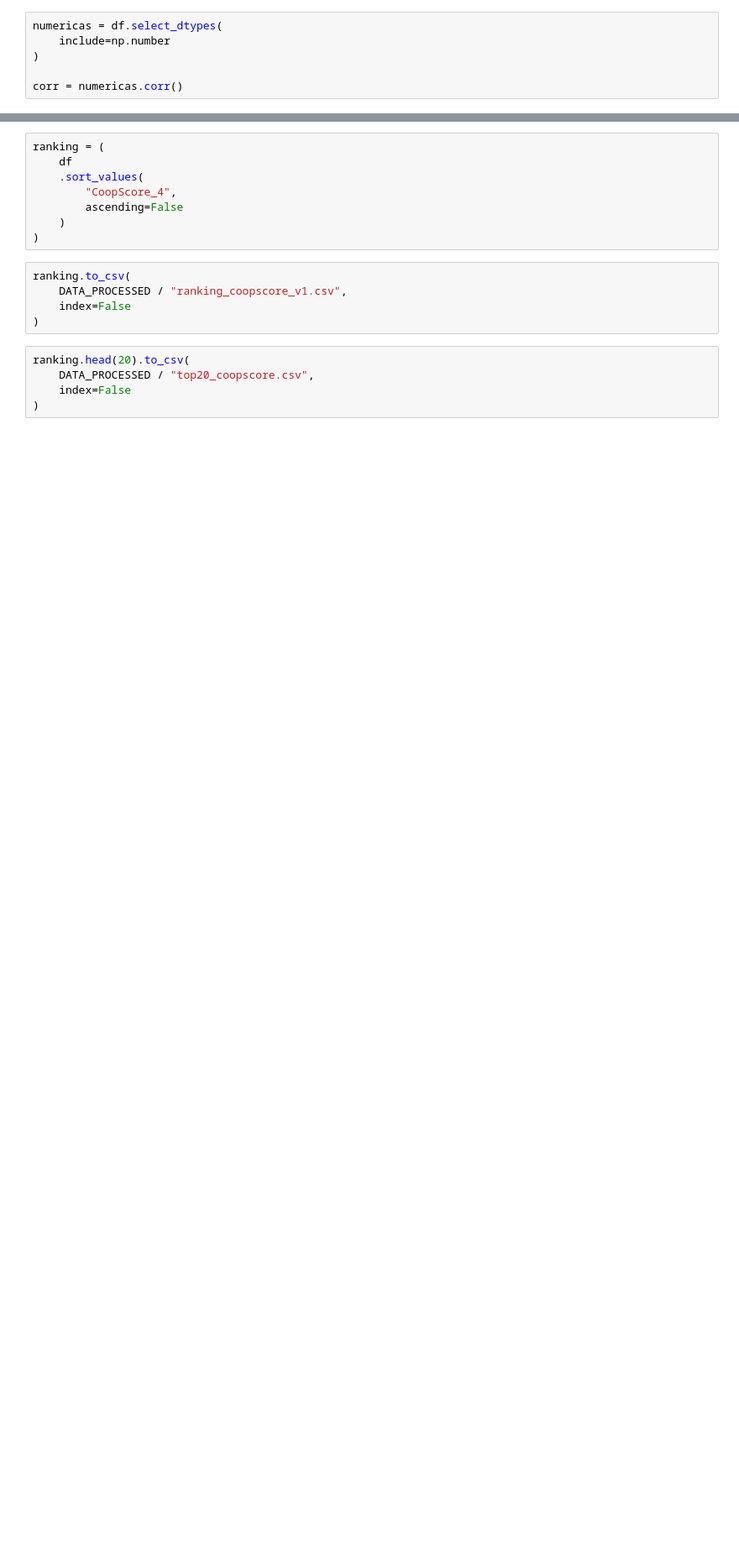
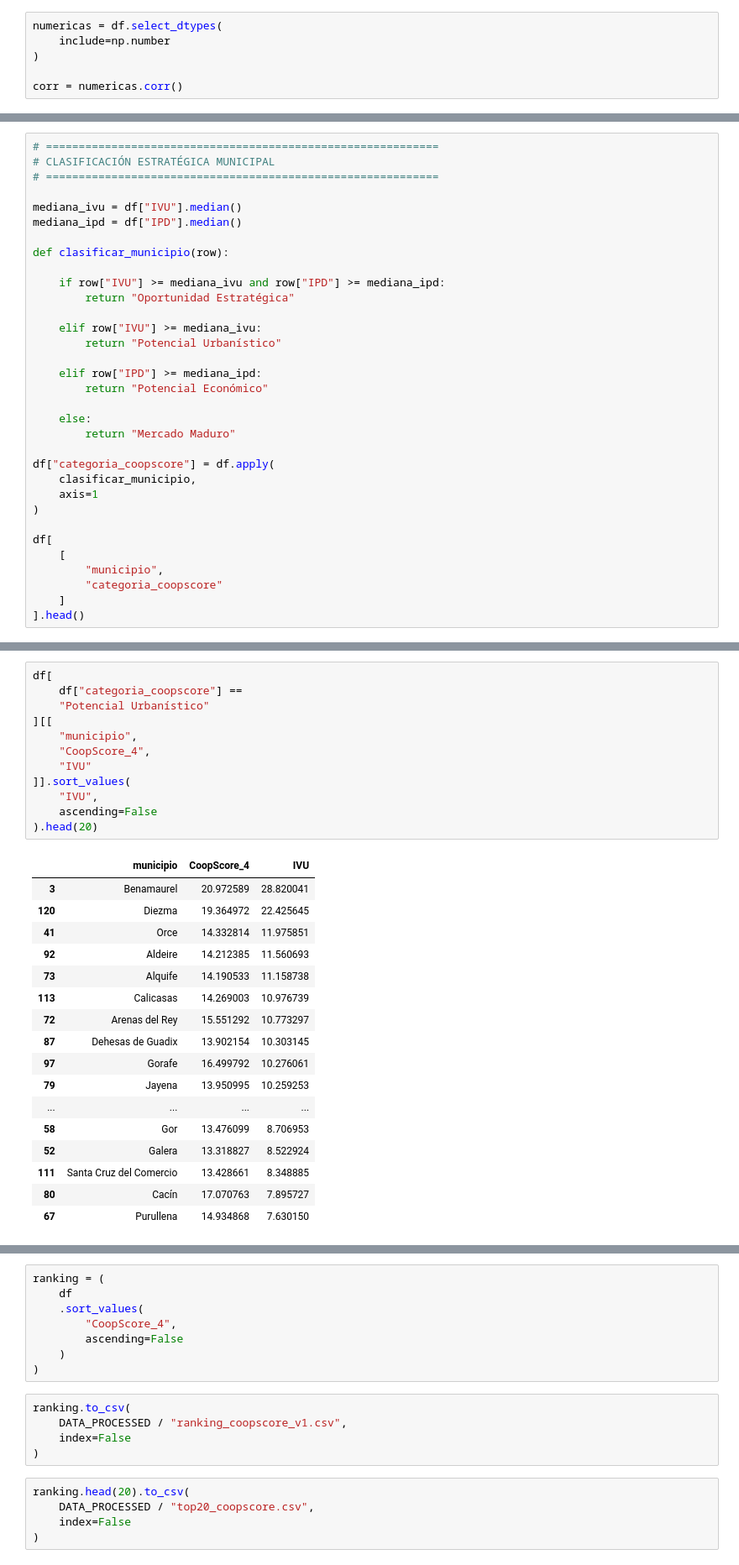
Before and after one commit to pepetorres80/CoopScore_Granada, a Jupyter notebook: notebooks/04_visualizacion_resultados.ipynb, the cells around one changed output, grey strips where cells are left out. Shown at 84% size. Drawn from its saved outputs; the diff is of its cells as text; blank space fills up the shorter version.

```diff
--- a/notebooks/04_visualizacion_resultados.ipynb
+++ b/notebooks/04_visualizacion_resultados.ipynb
@@ -189,0 +359,33 @@ df[
+# %%
+# ============================================================
+# CLASIFICACIÓN ESTRATÉGICA MUNICIPAL
+# ============================================================
+
+mediana_ivu = df["IVU"].median()
+mediana_ipd = df["IPD"].median()
+
+def clasificar_municipio(row):
+
+    if row["IVU"] >= mediana_ivu and row["IPD"] >= mediana_ipd:
+        return "Oportunidad Estratégica"
+
+    elif row["IVU"] >= mediana_ivu:
+        return "Potencial Urbanístico"
+
+    elif row["IPD"] >= mediana_ipd:
+        return "Potencial Económico"
+
+    else:
+        return "Mercado Maduro"
+
+df["categoria_coopscore"] = df.apply(
+    clasificar_municipio,
+    axis=1
+)
+
+df[
+    [
+        "municipio",
+        "categoria_coopscore"
+    ]
+].head()
@@ -189,0 +469,30 @@ df[
+# %%
+df[
+    df["categoria_coopscore"] ==
+    "Potencial Urbanístico"
+][[
+    "municipio",
+    "CoopScore_4",
+    "IVU"
+]].sort_values(
+    "IVU",
+    ascending=False
+).head(20)
+# %% [output]
+|  | municipio | CoopScore_4 | IVU |
+| 3 | Benamaurel | 20.972589 | 28.820041 |
+| 120 | Diezma | 19.364972 | 22.425645 |
+| 41 | Orce | 14.332814 | 11.975851 |
+| 92 | Aldeire | 14.212385 | 11.560693 |
+| 73 | Alquife | 14.190533 | 11.158738 |
+| 113 | Calicasas | 14.269003 | 10.976739 |
+| 72 | Arenas del Rey | 15.551292 | 10.773297 |
+| 87 | Dehesas de Guadix | 13.902154 | 10.303145 |
+| 97 | Gorafe | 16.499792 | 10.276061 |
+| 79 | Jayena | 13.950995 | 10.259253 |
+| ... | ... | ... | ... |
+| 58 | Gor | 13.476099 | 8.706953 |
+| 52 | Galera | 13.318827 | 8.522924 |
+| 111 | Santa Cruz del Comercio | 13.428661 | 8.348885 |
+| 80 | Cacín | 17.070763 | 7.895727 |
+| 67 | Purullena | 14.934868 | 7.630150 |
```
Also changed, not shown: parts of 31 cells of this notebook, 6 other files.
